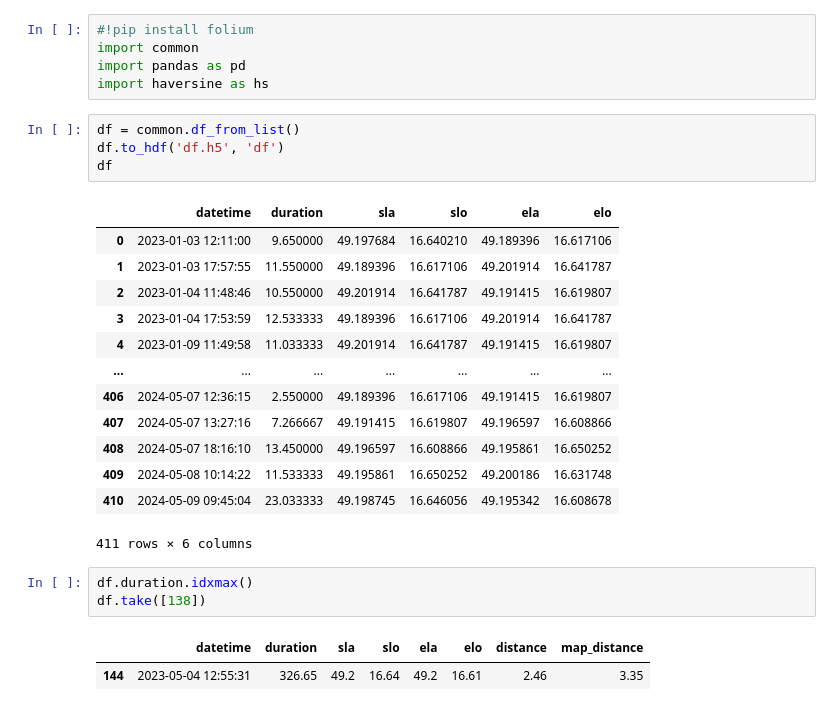
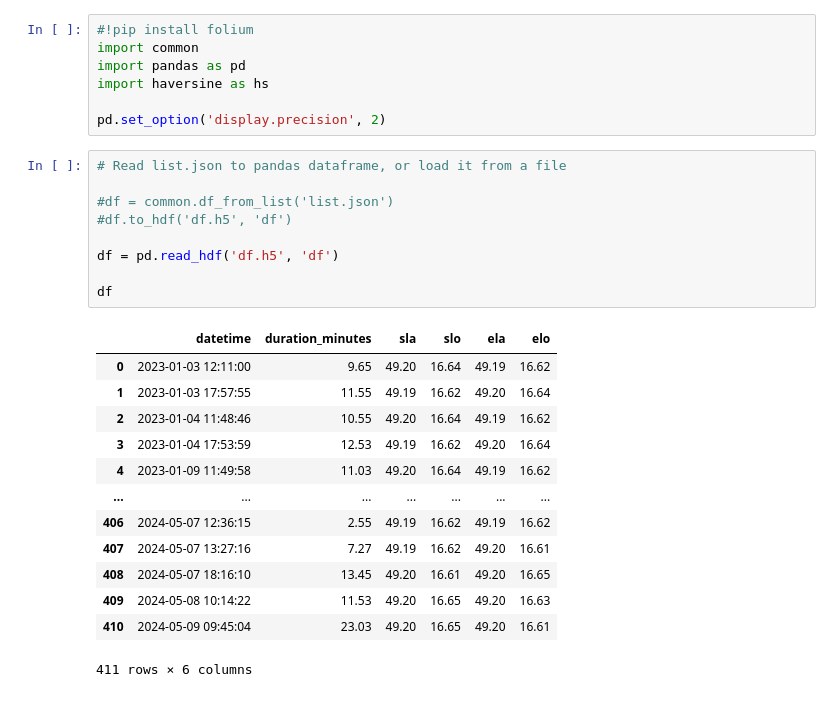
Before and after one commit to t0mk/nextbike_activity_analysis, a Jupyter notebook: analysis.ipynb, the cells around one changed output. Drawn from its saved outputs; the diff is of its cells as text.

```diff
--- a/analysis.ipynb
+++ b/analysis.ipynb
@@ -3,28 +3,29 @@
 import common
 import pandas as pd
 import haversine as hs
+
+pd.set_option('display.precision', 2)
 # %%
-df = common.df_from_list()
-df.to_hdf('df.h5', 'df')
+# Read list.json to pandas dataframe, or load it from a file
+
+#df = common.df_from_list('list.json')
+#df.to_hdf('df.h5', 'df')
+
+df = pd.read_hdf('df.h5', 'df')
+
 df
 # %% [output]
-|  | datetime | duration | sla | slo | ela | elo |
-| 0 | 2023-01-03 12:11:00 | 9.650000 | 49.197684 | 16.640210 | 49.189396 | 16.617106 |
-| 1 | 2023-01-03 17:57:55 | 11.550000 | 49.189396 | 16.617106 | 49.201914 | 16.641787 |
-| 2 | 2023-01-04 11:48:46 | 10.550000 | 49.201914 | 16.641787 | 49.191415 | 16.619807 |
-| 3 | 2023-01-04 17:53:59 | 12.533333 | 49.189396 | 16.617106 | 49.201914 | 16.641787 |
-| 4 | 2023-01-09 11:49:58 | 11.033333 | 49.201914 | 16.641787 | 49.191415 | 16.619807 |
+|  | datetime | duration_minutes | sla | slo | ela | elo |
+| 0 | 2023-01-03 12:11:00 | 9.65 | 49.20 | 16.64 | 49.19 | 16.62 |
+| 1 | 2023-01-03 17:57:55 | 11.55 | 49.19 | 16.62 | 49.20 | 16.64 |
+| 2 | 2023-01-04 11:48:46 | 10.55 | 49.20 | 16.64 | 49.19 | 16.62 |
+| 3 | 2023-01-04 17:53:59 | 12.53 | 49.19 | 16.62 | 49.20 | 16.64 |
+| 4 | 2023-01-09 11:49:58 | 11.03 | 49.20 | 16.64 | 49.19 | 16.62 |
 | ... | ... | ... | ... | ... | ... | ... |
-| 406 | 2024-05-07 12:36:15 | 2.550000 | 49.189396 | 16.617106 | 49.191415 | 16.619807 |
-| 407 | 2024-05-07 13:27:16 | 7.266667 | 49.191415 | 16.619807 | 49.196597 | 16.608866 |
-| 408 | 2024-05-07 18:16:10 | 13.450000 | 49.196597 | 16.608866 | 49.195861 | 16.650252 |
-| 409 | 2024-05-08 10:14:22 | 11.533333 | 49.195861 | 16.650252 | 49.200186 | 16.631748 |
-| 410 | 2024-05-09 09:45:04 | 23.033333 | 49.198745 | 16.646056 | 49.195342 | 16.608678 |
+| 406 | 2024-05-07 12:36:15 | 2.55 | 49.19 | 16.62 | 49.19 | 16.62 |
+| 407 | 2024-05-07 13:27:16 | 7.27 | 49.19 | 16.62 | 49.20 | 16.61 |
+| 408 | 2024-05-07 18:16:10 | 13.45 | 49.20 | 16.61 | 49.20 | 16.65 |
+| 409 | 2024-05-08 10:14:22 | 11.53 | 49.20 | 16.65 | 49.20 | 16.63 |
+| 410 | 2024-05-09 09:45:04 | 23.03 | 49.20 | 16.65 | 49.20 | 16.61 |
 411 rows × 6 columns
-# %%
-df.duration.idxmax()
-df.take([138])
-# %% [output]
-|  | datetime | duration | sla | slo | ela | elo | distance | map_distance |
-| 144 | 2023-05-04 12:55:31 | 326.65 | 49.2 | 16.64 | 49.2 | 16.61 | 2.46 | 3.35 |
 # %%
```
Also changed, not shown: parts of 8 cells of this notebook, 4 other files.
